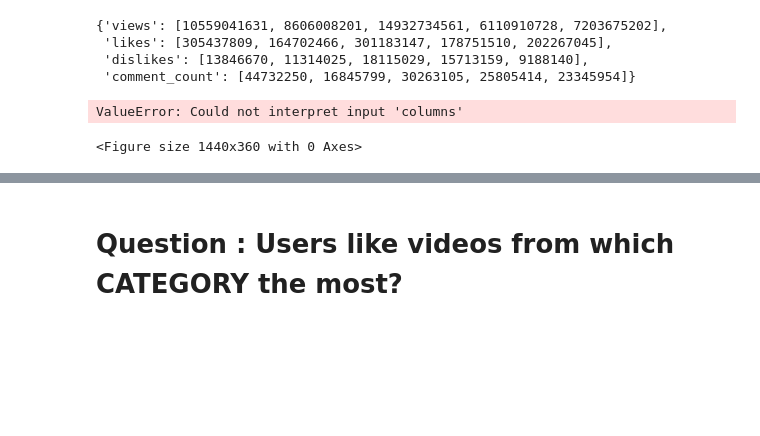
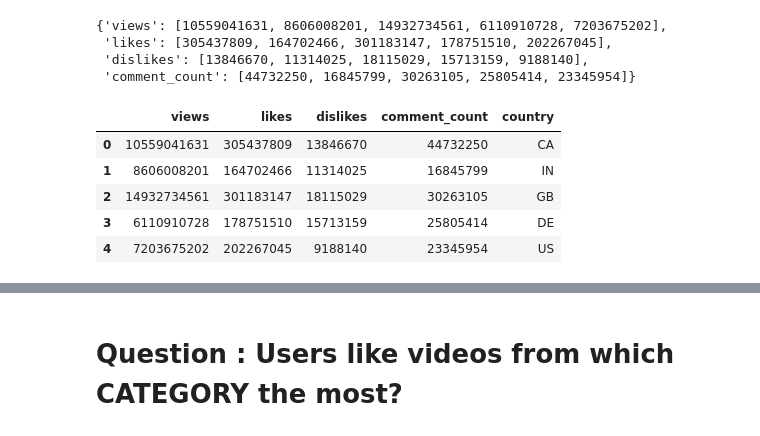
Before and after one commit to nilayduzkesen/EDA-Youtube-Project, a Jupyter notebook: EDA-Youtube Project!.ipynb, the cells around one changed output, grey strips where cells are left out. Cells and saved outputs as stored; diff of their text form; code cells hidden in the pictures; blank space fills up the shorter version.

```diff
--- a/EDA-Youtube Project!.ipynb
+++ b/EDA-Youtube Project!.ipynb
@@ -316,14 +316,3 @@ newdata
  'likes': [305437809, 164702466, 301183147, 178751510, 202267045],
  'dislikes': [13846670, 11314025, 18115029, 15713159, 9188140],
  'comment_count': [44732250, 16845799, 30263105, 25805414, 23345954]}
-# %%
-plt.figure(figsize = (20,5))
-
-sns.countplot(data = newdata, x = 'columns', hue = 'country')
-
-plt.xlabel('Number of videos')
-plt.title('Categories of trend videos in US')
-plt.show()
-# %% [output]
-ValueError: Could not interpret input 'columns'
-<Figure size 1440x360 with 0 Axes>
@@ -329,0 +321,10 @@ ValueError: Could not interpret input 'columns'
+# %%
+df['country'] = all_data.country.unique()
+df
+# %% [output]
+|  | views | likes | dislikes | comment_count | country |
+| 0 | 10559041631 | 305437809 | 13846670 | 44732250 | CA |
+| 1 | 8606008201 | 164702466 | 11314025 | 16845799 | IN |
+| 2 | 14932734561 | 301183147 | 18115029 | 30263105 | GB |
+| 3 | 6110910728 | 178751510 | 15713159 | 25805414 | DE |
+| 4 | 7203675202 | 202267045 | 9188140 | 23345954 | US |
```
Also changed, not shown: parts of 21 cells of this notebook.
